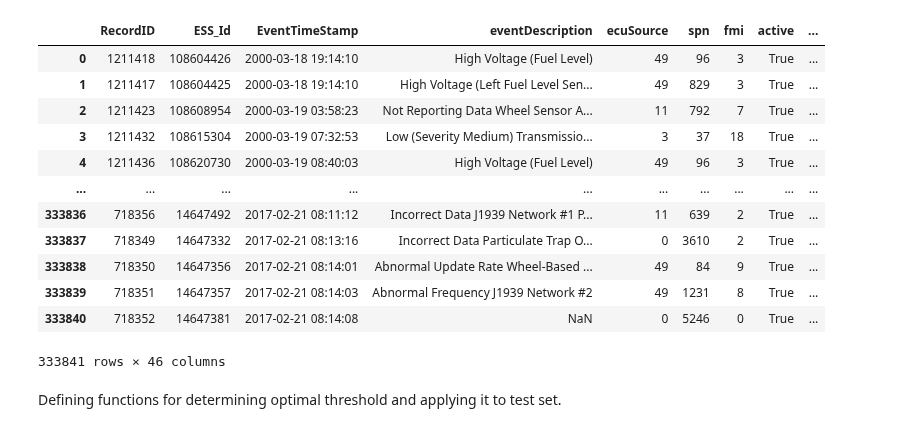
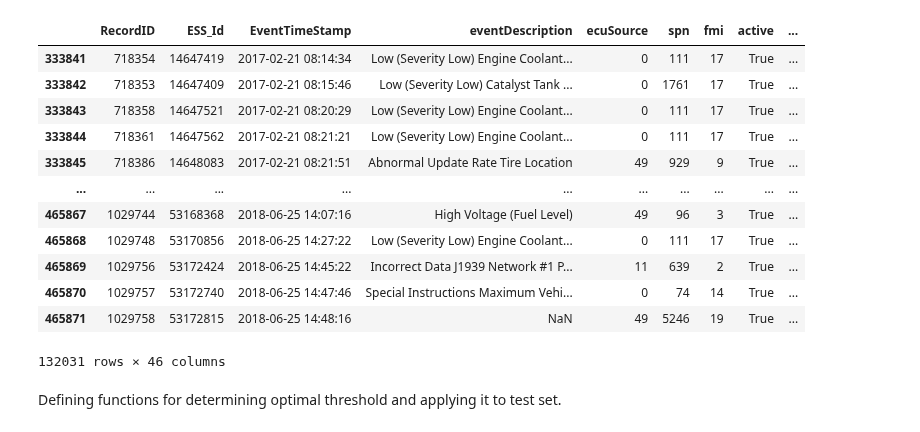
Before and after one commit to KagonDeans/big-g-ml-convoy, a Jupyter notebook: notebooks/03_time_split_models.ipynb, the cells around one changed output. Saved outputs shown, nothing was run; the diff lists cells and outputs as text; code cells hidden in the pictures.

```diff
--- a/notebooks/03_time_split_models.ipynb
+++ b/notebooks/03_time_split_models.ipynb
@@ -47,27 +47,27 @@ split_08 = derates.loc[ts_08, 'EventTimeStamp']
 split_06 = derates.loc[ts_06, 'EventTimeStamp']
 # %%
 # X_train
-fault_diag_sorted.loc[fault_diag_sorted['EventTimeStamp'] <= split_06]
+# fault_diag_sorted.loc[fault_diag_sorted['EventTimeStamp'] <= split_06]
 
 #X_val
-fault_diag_sorted.loc[(fault_diag_sorted['EventTimeStamp'] > split_06) and (fault_diag_sorted['EventTimeStamp'] <= split_08)]
+# fault_diag_sorted.loc[(fault_diag_sorted['EventTimeStamp'] > split_06) & (fault_diag_sorted['EventTimeStamp'] <= split_08)]
 
 # X-test
-fault_diag_sorted.loc[(fault_diag_sorted['EventTimeStamp'] > split_08)]
+# fault_diag_sorted.loc[(fault_diag_sorted['EventTimeStamp'] > split_08)]
 # %% [output]
 |  | RecordID | ESS_Id | EventTimeStamp | eventDescription | ecuSource | spn | fmi | active | ... |
-| 0 | 1211418 | 108604426 | 2000-03-18 19:14:10 | High Voltage (Fuel Level) | 49 | 96 | 3 | True | ... |
-| 1 | 1211417 | 108604425 | 2000-03-18 19:14:10 | High Voltage (Left Fuel Level Sen... | 49 | 829 | 3 | True | ... |
-| 2 | 1211423 | 108608954 | 2000-03-19 03:58:23 | Not Reporting Data Wheel Sensor A... | 11 | 792 | 7 | True | ... |
-| 3 | 1211432 | 108615304 | 2000-03-19 07:32:53 | Low (Severity Medium) Transmissio... | 3 | 37 | 18 | True | ... |
-| 4 | 1211436 | 108620730 | 2000-03-19 08:40:03 | High Voltage (Fuel Level) | 49 | 96 | 3 | True | ... |
+| 333841 | 718354 | 14647419 | 2017-02-21 08:14:34 | Low (Severity Low) Engine Coolant... | 0 | 111 | 17 | True | ... |
+| 333842 | 718353 | 14647409 | 2017-02-21 08:15:46 | Low (Severity Low) Catalyst Tank ... | 0 | 1761 | 17 | True | ... |
+| 333843 | 718358 | 14647521 | 2017-02-21 08:20:29 | Low (Severity Low) Engine Coolant... | 0 | 111 | 17 | True | ... |
+| 333844 | 718361 | 14647562 | 2017-02-21 08:21:21 | Low (Severity Low) Engine Coolant... | 0 | 111 | 17 | True | ... |
+| 333845 | 718386 | 14648083 | 2017-02-21 08:21:51 | Abnormal Update Rate Tire Location | 49 | 929 | 9 | True | ... |
 | ... | ... | ... | ... | ... | ... | ... | ... | ... | ... |
-| 333836 | 718356 | 14647492 | 2017-02-21 08:11:12 | Incorrect Data J1939 Network #1 P... | 11 | 639 | 2 | True | ... |
-| 333837 | 718349 | 14647332 | 2017-02-21 08:13:16 | Incorrect Data Particulate Trap O... | 0 | 3610 | 2 | True | ... |
-| 333838 | 718350 | 14647356 | 2017-02-21 08:14:01 | Abnormal Update Rate Wheel-Based ... | 49 | 84 | 9 | True | ... |
-| 333839 | 718351 | 14647357 | 2017-02-21 08:14:03 | Abnormal Frequency J1939 Network #2 | 49 | 1231 | 8 | True | ... |
-| 333840 | 718352 | 14647381 | 2017-02-21 08:14:08 | NaN | 0 | 5246 | 0 | True | ... |
+| 465867 | 1029744 | 53168368 | 2018-06-25 14:07:16 | High Voltage (Fuel Level) | 49 | 96 | 3 | True | ... |
+| 465868 | 1029748 | 53170856 | 2018-06-25 14:27:22 | Low (Severity Low) Engine Coolant... | 0 | 111 | 17 | True | ... |
+| 465869 | 1029756 | 53172424 | 2018-06-25 14:45:22 | Incorrect Data J1939 Network #1 P... | 11 | 639 | 2 | True | ... |
+| 465870 | 1029757 | 53172740 | 2018-06-25 14:47:46 | Special Instructions Maximum Vehi... | 0 | 74 | 14 | True | ... |
+| 465871 | 1029758 | 53172815 | 2018-06-25 14:48:16 | NaN | 49 | 5246 | 19 | True | ... |
-333841 rows × 46 columns
+132031 rows × 46 columns
 # %% [markdown]
 Defining functions for determining optimal threshold and applying it to test set.
 # %%
```
Also changed, not shown: parts of 7 cells of this notebook, 1 other file.
